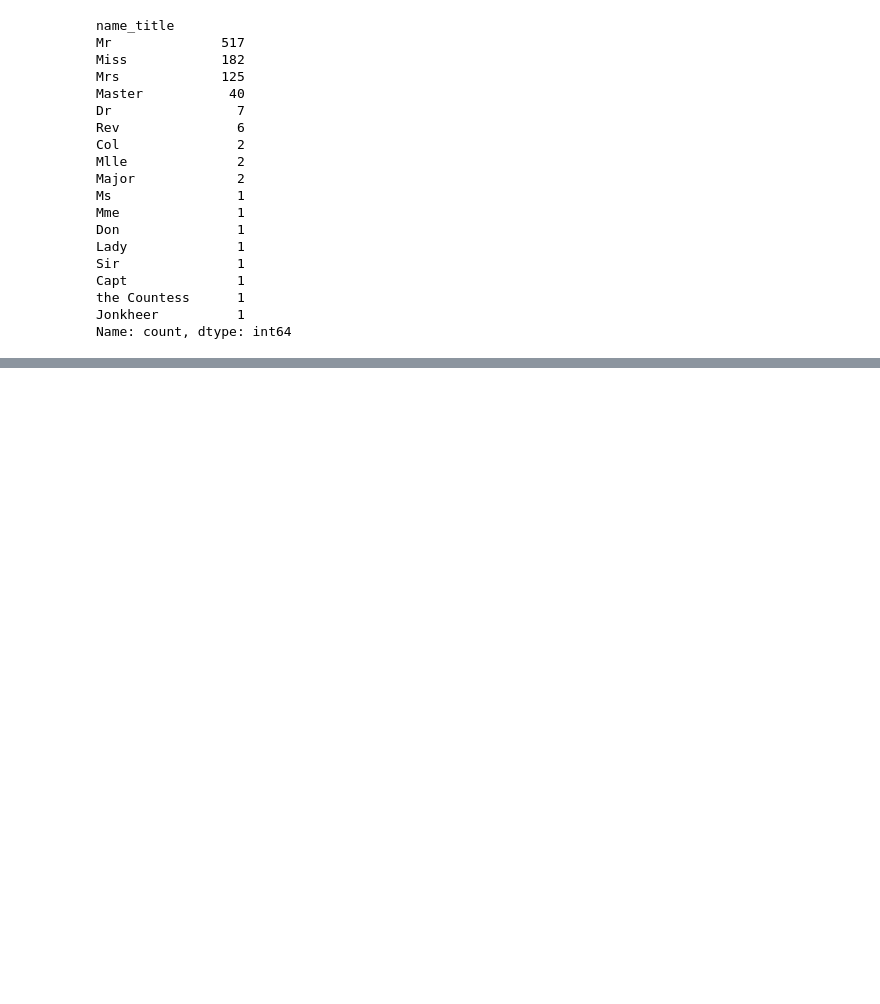
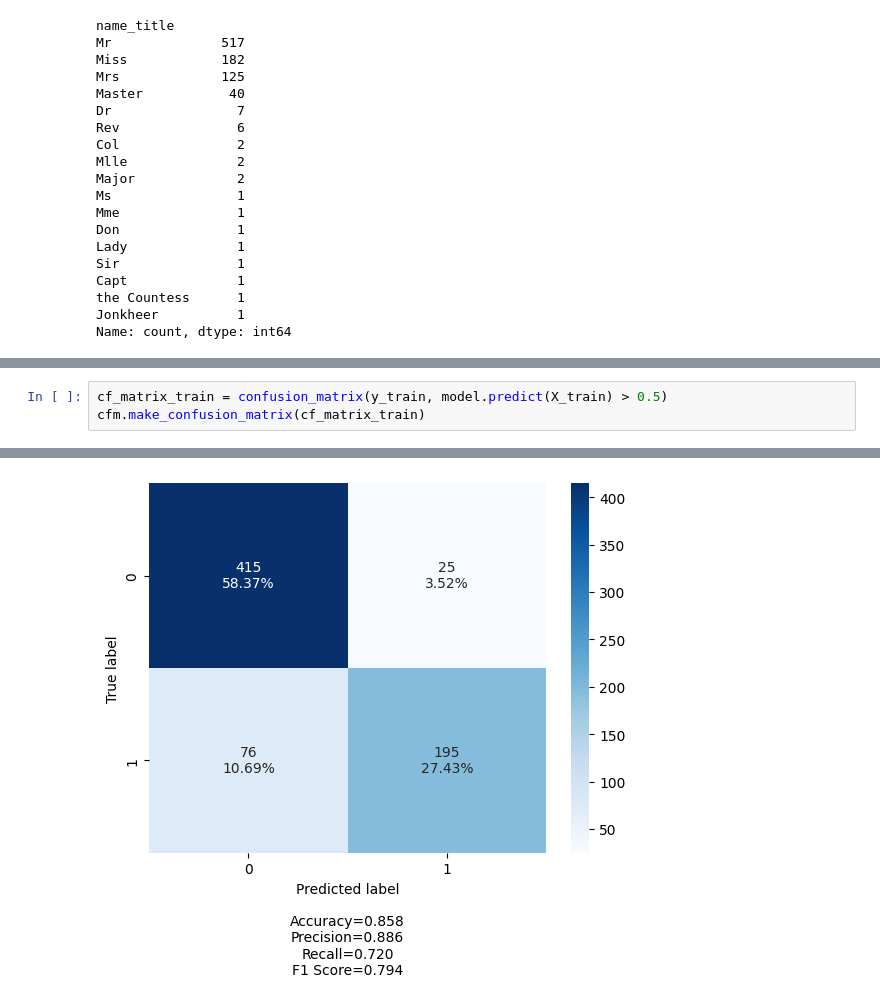
Before and after one commit to pedrocleis/ml-ppgi-20242, a Jupyter notebook: projects/last project/main.ipynb, the cells around one changed output, grey strips where cells are left out. Drawn from its saved outputs; the diff is of its cells as text; blank space fills up the shorter version.

```diff
--- a/projects/last project/main.ipynb
+++ b/projects/last project/main.ipynb
@@ -336,0 +463,4 @@ Podemos ver que há uma pequena variação dos títulos.
+# %%
+cf_matrix_train = confusion_matrix(y_train, model.predict(X_train) > 0.5)
+cfm.make_confusion_matrix(cf_matrix_train)
+# %% [output]
@@ -336,0 +468 @@ Podemos ver que há uma pequena variação dos títulos.
+[figure, added]
```
Also changed, not shown: parts of 15 cells of this notebook, 1 other file.
